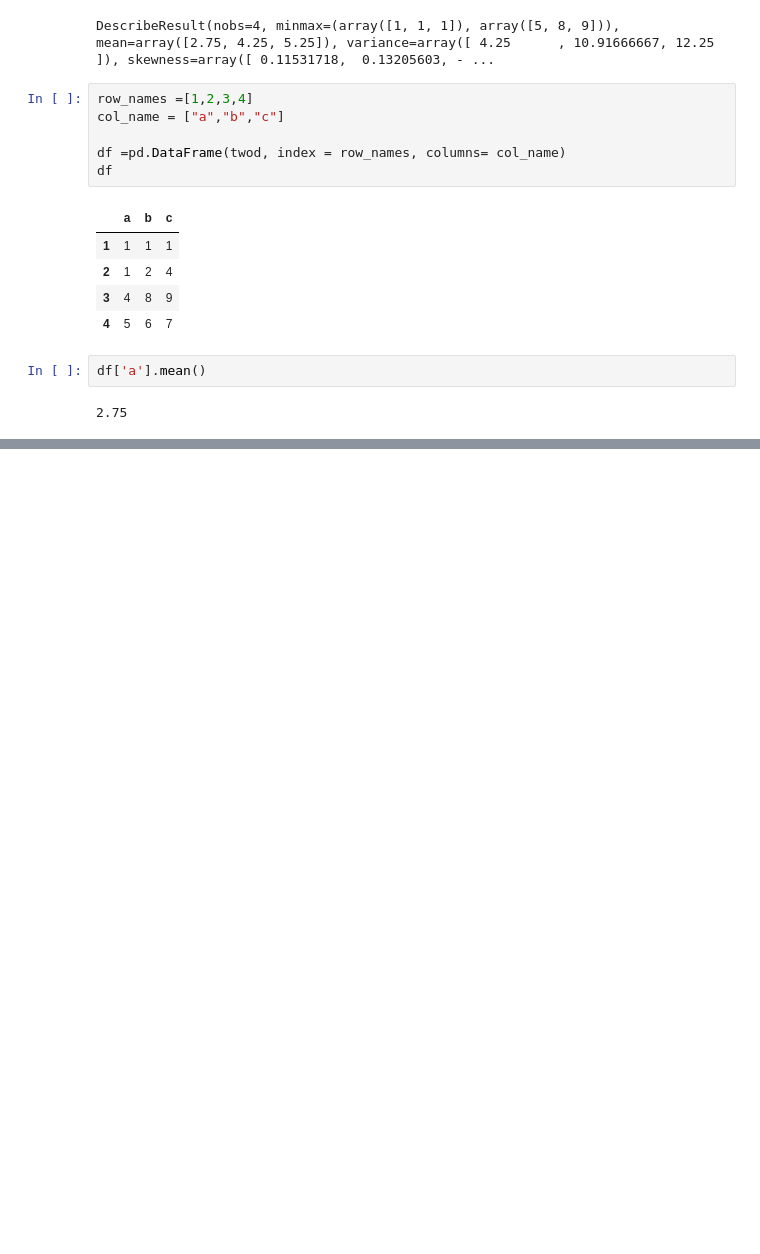
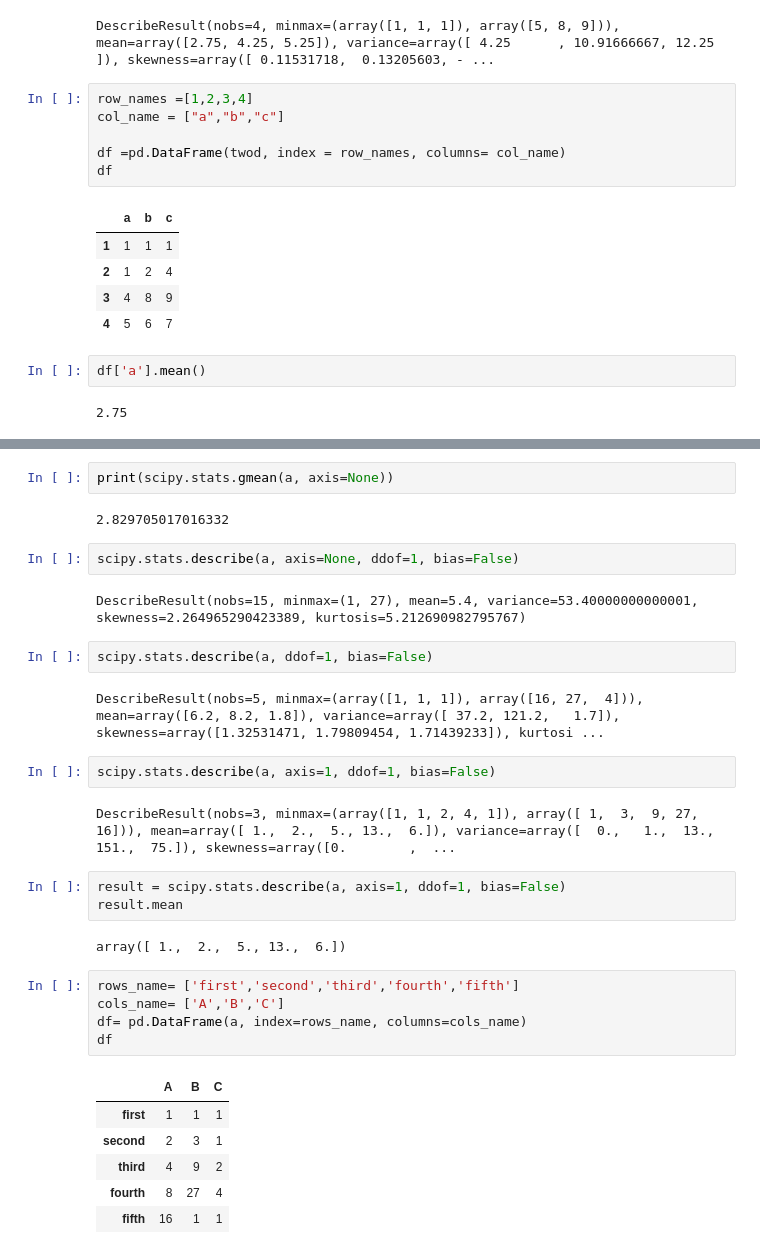
Before and after one commit to safiraauliar/H8_PYTN-KS-003, a Jupyter notebook: sesi9-Descriptive-Statistic.ipynb, the cells around one changed output, grey strips where cells are left out. Saved outputs shown, nothing was run; the diff lists cells and outputs as text; blank space fills up the shorter version.

```diff
--- a/sesi9-Descriptive-Statistic.ipynb
+++ b/sesi9-Descriptive-Statistic.ipynb
@@ -228,0 +287,33 @@ df['a'].medianian()
+# %%
+print(scipy.stats.gmean(a, axis=None))
+# %% [output]
+2.829705017016332
+# %%
+scipy.stats.describe(a, axis=None, ddof=1, bias=False)
+# %% [output]
+DescribeResult(nobs=15, minmax=(1, 27), mean=5.4, variance=53.40000000000001, skewness=2.264965290423389, kurtosis=5.212690982795767)
+# %%
+scipy.stats.describe(a, ddof=1, bias=False)
+# %% [output]
+DescribeResult(nobs=5, minmax=(array([1, 1, 1]), array([16, 27,  4])), mean=array([6.2, 8.2, 1.8]), variance=array([ 37.2, 121.2,   1.7]), skewness=array([1.32531471, 1.79809454, 1.71439233]), kurtosi ...
+# %%
+scipy.stats.describe(a, axis=1, ddof=1, bias=False)
+# %% [output]
+DescribeResult(nobs=3, minmax=(array([1, 1, 2, 4, 1]), array([ 1,  3,  9, 27, 16])), mean=array([ 1.,  2.,  5., 13.,  6.]), variance=array([  0.,   1.,  13., 151.,  75.]), skewness=array([0.        ,  ...
+# %%
+result = scipy.stats.describe(a, axis=1, ddof=1, bias=False)
+result.mean
+# %% [output]
+array([ 1.,  2.,  5., 13.,  6.])
+# %%
+rows_name= ['first','second','third','fourth','fifth']
+cols_name= ['A','B','C']
+df= pd.DataFrame(a, index=rows_name, columns=cols_name)
+df
+# %% [output]
+|  | A | B | C |
+| first | 1 | 1 | 1 |
+| second | 2 | 3 | 1 |
+| third | 4 | 9 | 2 |
+| fourth | 8 | 27 | 4 |
+| fifth | 16 | 1 | 1 |
```
Also changed, not shown: parts of 28 cells of this notebook.
